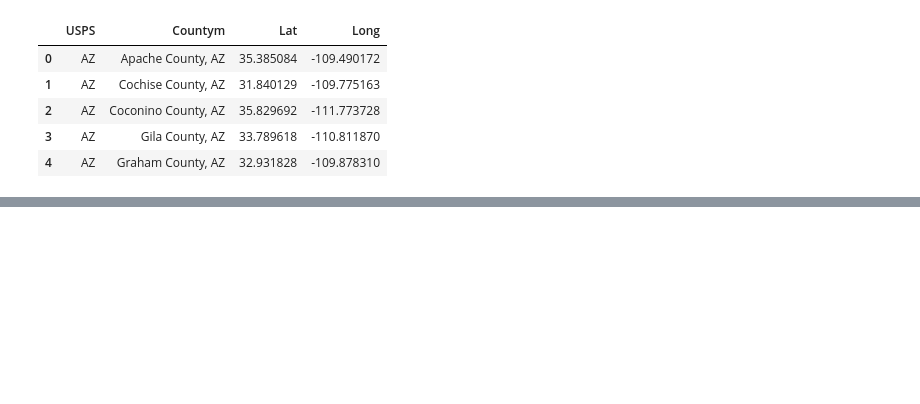
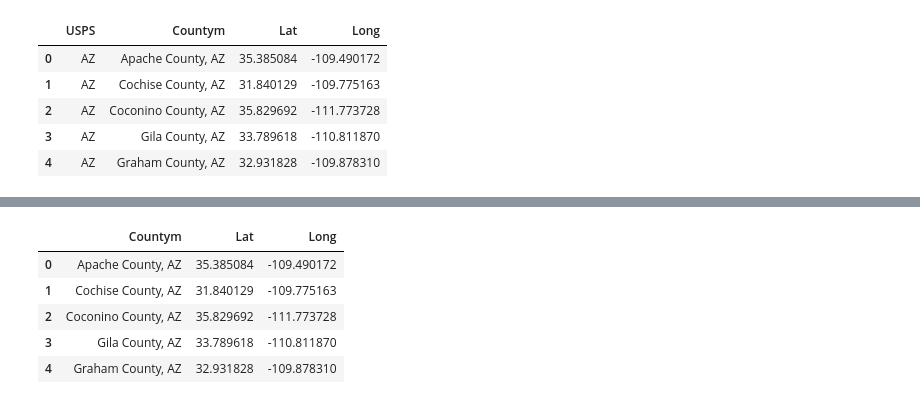
Before and after one commit to kellertw/project_II, a Jupyter notebook: Susp_activity.ipynb, the cells around one changed output, grey strips where cells are left out. Saved outputs shown, nothing was run; the diff lists cells and outputs as text; code cells hidden in the pictures; blank space fills up the shorter version.

```diff
--- a/Susp_activity.ipynb
+++ b/Susp_activity.ipynb
@@ -202,0 +162,10 @@ engine.execute("SELECT * FROM topActivityState").fetchall()
+# %%
+del sw_county['USPS']
+sw_county.head()
+# %% [output]
+|  | Countym | Lat | Long |
+| 0 | Apache County, AZ | 35.385084 | -109.490172 |
+| 1 | Cochise County, AZ | 31.840129 | -109.775163 |
+| 2 | Coconino County, AZ | 35.829692 | -111.773728 |
+| 3 | Gila County, AZ | 33.789618 | -110.811870 |
+| 4 | Graham County, AZ | 32.931828 | -109.878310 |
```
Also changed, not shown: parts of 17 cells of this notebook, 1 other file.
